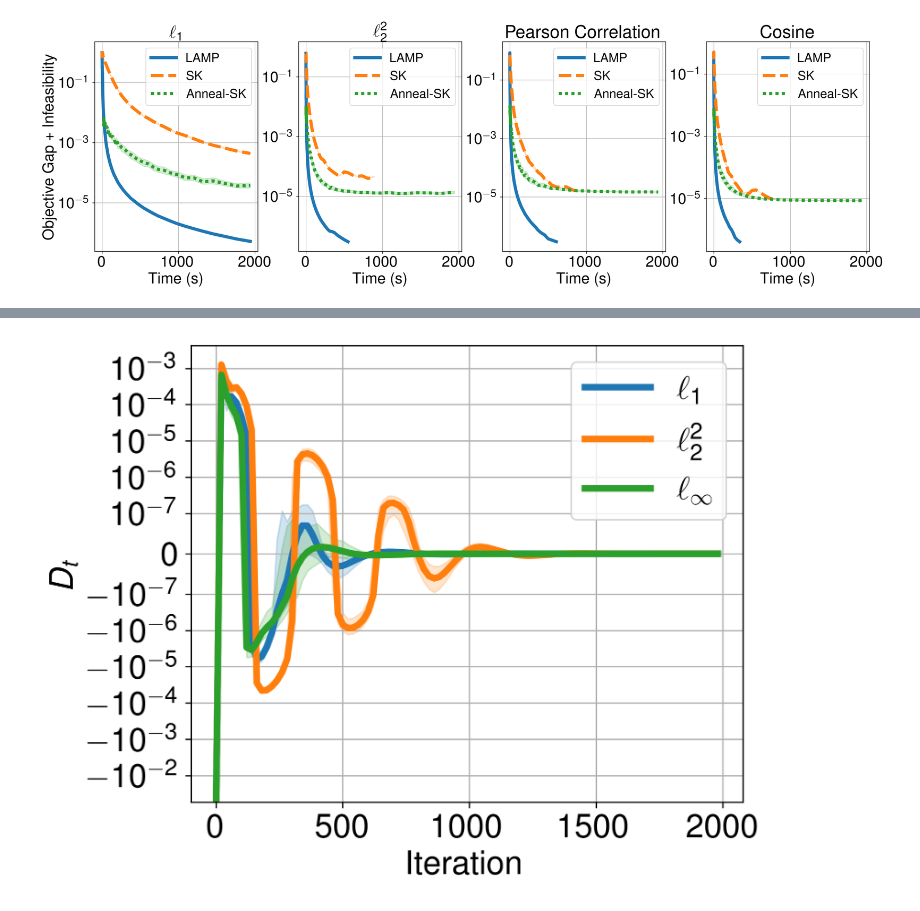
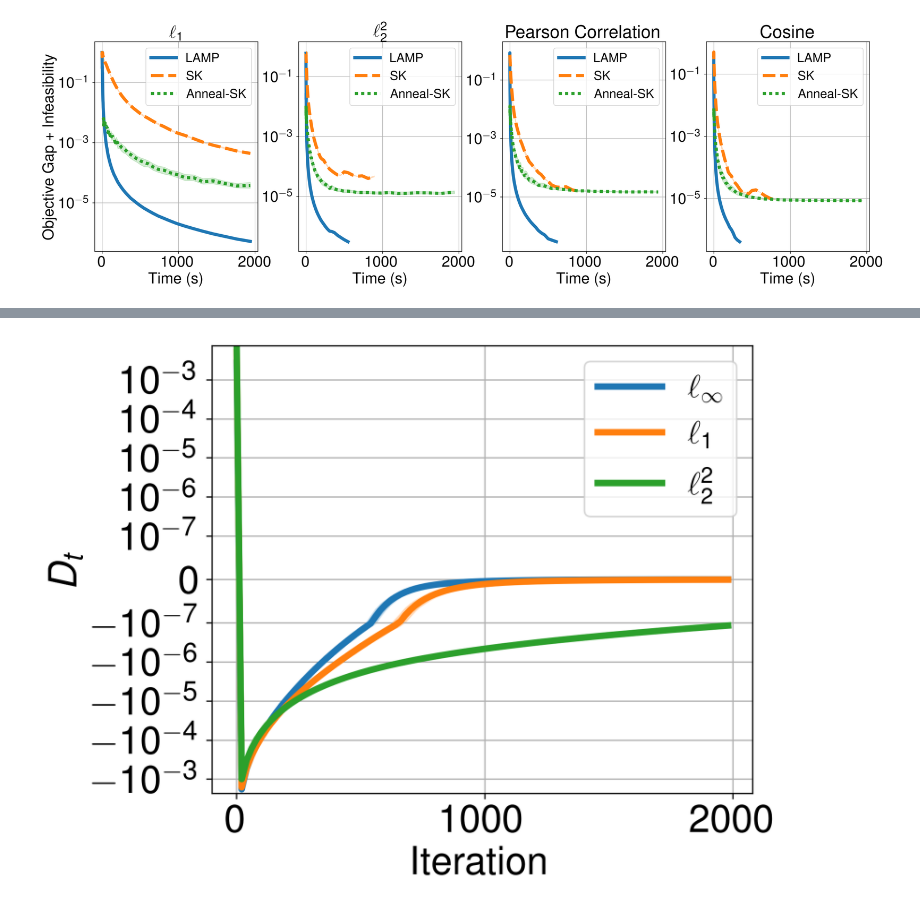
Before and after one commit to mxburns2022/CuDXG.jl, a Jupyter notebook: experiments/make_figures.ipynb, the cells around one changed output, grey strips where cells are left out. Cells and saved outputs as stored; diff of their text form; code cells hidden in the pictures.

Commit message:
updated figure production

```diff
--- a/experiments/make_figures.ipynb
+++ b/experiments/make_figures.ipynb
@@ -413,21 +253,21 @@ Name: diff, Length: 160, dtype: float64
 # %%
 fig, ax = plt.subplots(figsize=(6,5))
 
-df = pd.read_csv("../data_archive/dotmark_summability.csv")
+df = pd.read_csv("../data_archive/fig_6_dotmark_summability_updated.csv")
 df['Max'] = df.groupby(['iteration', "p"])['diff'].transform("max")
 df['$D_t$'] = df.groupby(['iteration', "p", "filename"])['diff'].cumsum()
 df["$p$"] = df['p'].replace(
     {1.0: "$\ell_1$",
      2.0: "$\ell_2^2$",
      np.inf: "$\ell_\infty$",}
 )
 
 sns.lineplot(df.query("iteration < 2000"), ax=ax, x='iteration', y='$D_t$', hue="$p$", palette="tab10", linewidth=4)
 ax.set_yscale('symlog', linthresh=0.0000001)
 # ax.set_xscale('log')
 ax.grid()
 ax.set_xlabel("Iteration")
 ax.legend(title=None, fontsize=20)
 fig.savefig("../figures/dotmark_summability.pdf", bbox_inches='tight')
 # %% [output]
-[figure, old version]
+[figure, new version]
```
Also changed, not shown: parts of 15 cells of this notebook.
